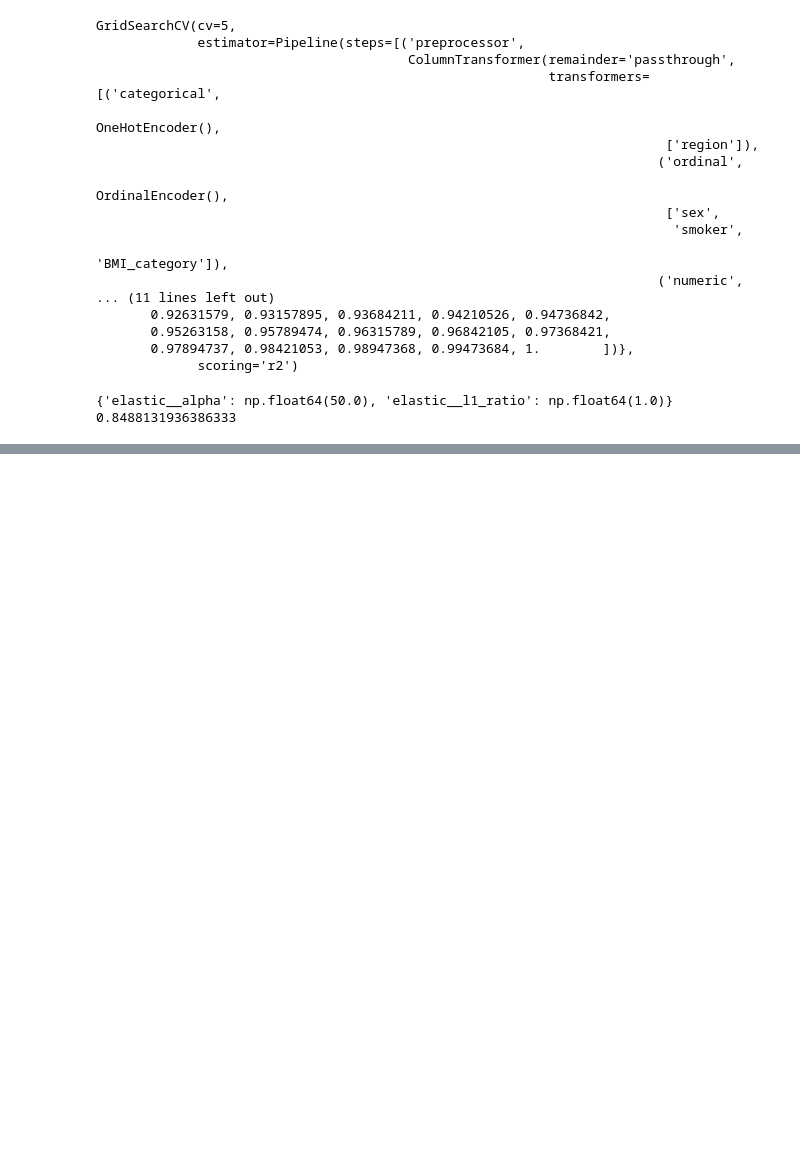
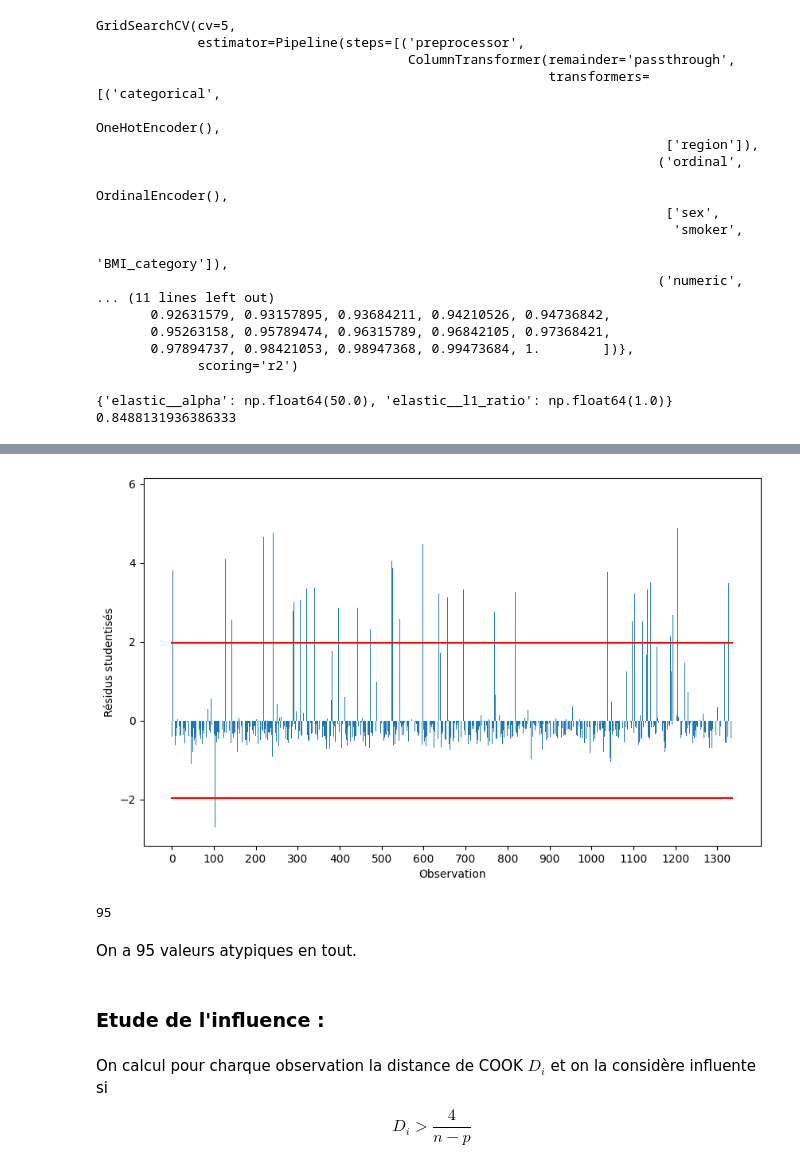
Before and after one commit to istaion/Assur_aimant, a Jupyter notebook: victor/modelisation.ipynb, the cells around one changed output, grey strips where cells are left out. Drawn from its saved outputs; the diff is of its cells as text; code cells hidden in the pictures; blank space fills up the shorter version.

```diff
--- a/victor/modelisation.ipynb
+++ b/victor/modelisation.ipynb
@@ -670,0 +739,2 @@ ax.invert_yaxis()
+# %%
+alpha = 0.05
@@ -670,0 +743,25 @@ ax.invert_yaxis()
+# %%
+from scipy.stats import t
+analyses['rstudent'] = reg_multi.get_influence().resid_studentized_internal
+seuil_rstudent = t.ppf(1-alpha/2,n-p-1)
+# %%
+plt.figure(figsize=(10,6))
+plt.bar(analyses['index'], analyses['rstudent'])
+plt.xticks(np.arange(0, 1336, step=100))
+plt.xlabel('Observation')
+plt.ylabel('Résidus studentisés')
+plt.plot([0, 1336], [seuil_rstudent, seuil_rstudent], color='r')
+plt.plot([0, 1336], [-seuil_rstudent, -seuil_rstudent], color='r')
+plt.show()
+# %% [output]
+[figure, added]
+# %%
+len(analyses.loc[(analyses['rstudent'] > seuil_rstudent) | (analyses['rstudent'] < -seuil_rstudent) | (analyses['levier'] > seuil_levier),:])
+# %% [output]
+95
+# %% [markdown]
+On a 95 valeurs atypiques en tout.
+# %% [markdown]
+### Etude de l'influence :
+# %% [markdown]
+On calcul pour charque observation la distance de COOK $D_i$ et on la considère influente si $$D_i > \dfrac{4}{n-p}$$
```
Also changed, not shown: parts of 40 cells of this notebook.
